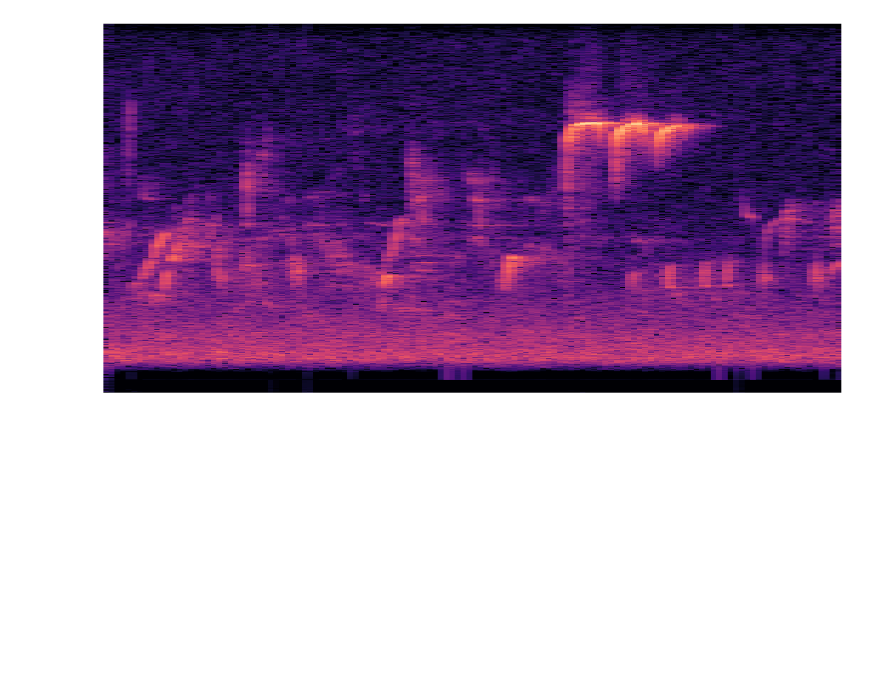
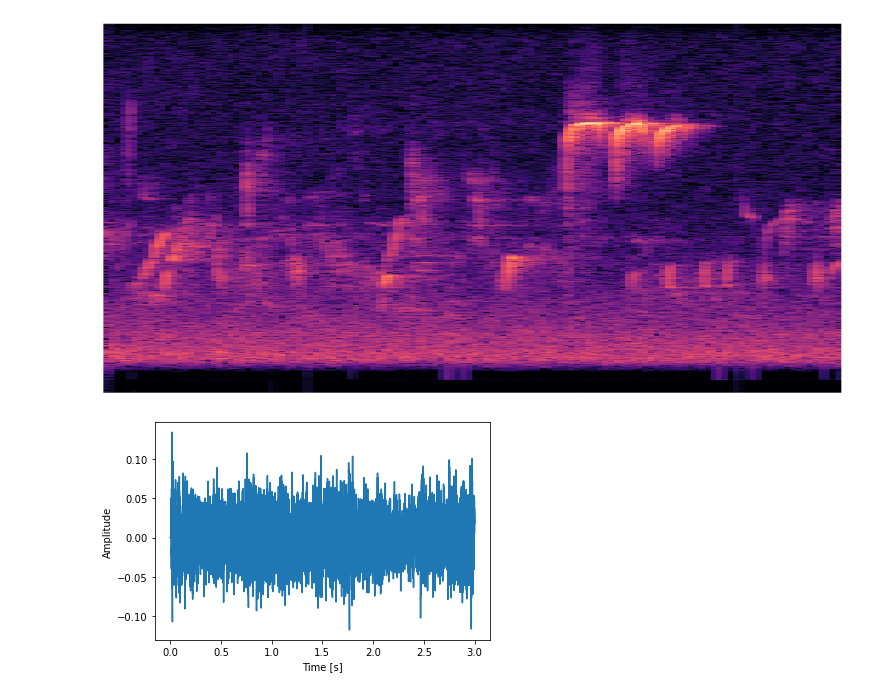
Before and after one commit to gaurdian2701/Bird-Sound-Classifier-using-Neural-Networks, a Jupyter notebook: DataGen.ipynb, the cells around one changed output. Drawn from its saved outputs; the diff is of its cells as text; code cells hidden in the pictures; blank space fills up the shorter version.

```diff
--- a/DataGen.ipynb
+++ b/DataGen.ipynb
@@ -74,6 +74,7 @@ data.shape
 (1500, 13, 517, 1)
 # %%
 wav,sr=librosa.load('sig_noise_data_3s/Signal/Cyanistes caeruleus/Cyanistes caeruleus_1_seg_1.wav')
+wav2,sr2=librosa.load('sig_noise_data_3s/Noise/Noise/Cyanistes caeruleus_10_seg_0.wav')
 # %%
 print(sr)
 # %% [output]
@@ -121,3 +122,14 @@ S_db_pshifted = da.pitch_shift_spectrogram(S_db)
 plot_spec(S_db_pshifted)
 # %% [output]
 [figure]
+# %%
+duration = len(wav2)/sr
+
+time = np.arange(0,duration,1/sr) #time vector
+
+plt.plot(time,wav2)
+plt.xlabel('Time [s]')
+plt.ylabel('Amplitude')
+plt.show()
+# %% [output]
+[figure, added]
```
Also changed, not shown: 3 other files.
